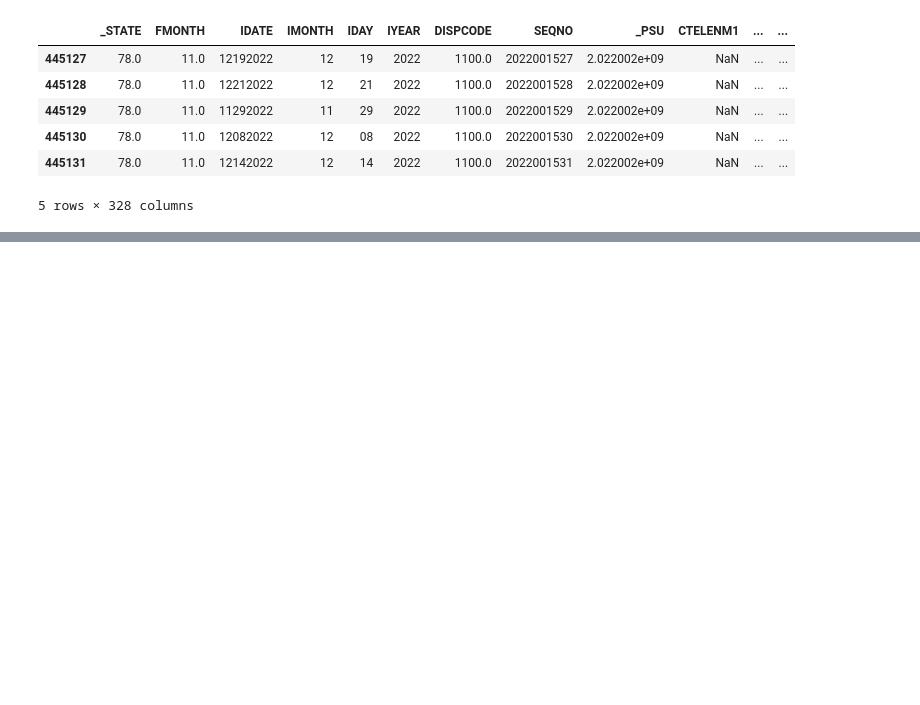
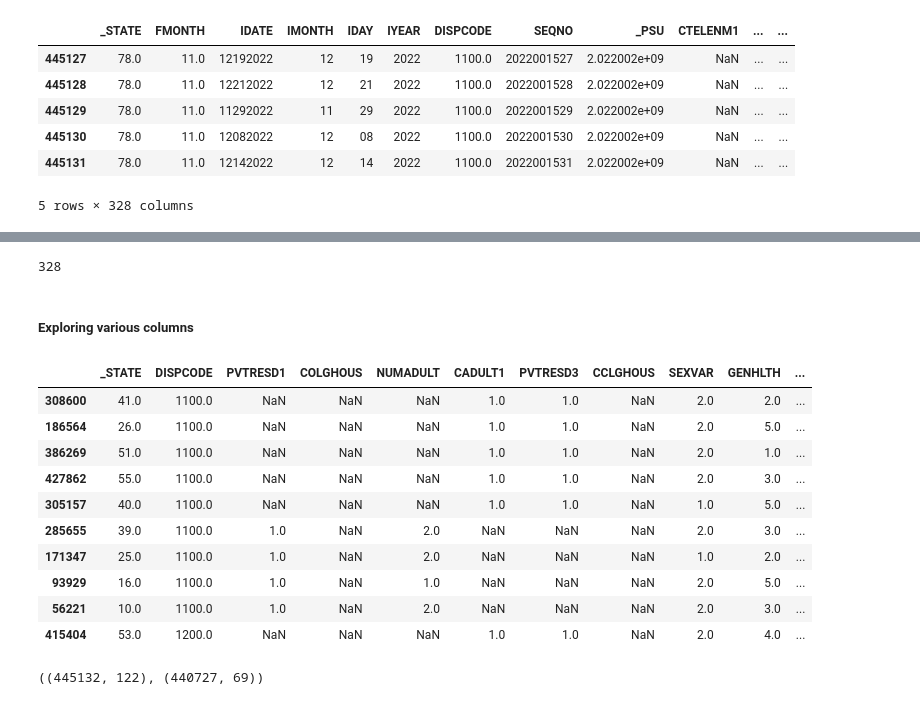
Before and after one commit to anuvrat-umich/siads_capstone, a Jupyter notebook: src/load_data.ipynb, the cells around one changed output, grey strips where cells are left out. Cells and saved outputs as stored; diff of their text form; code cells hidden in the pictures; blank space fills up the shorter version.

Commit message:
Select X and y features

```diff
--- a/src/load_data.ipynb
+++ b/src/load_data.ipynb
@@ -17,6 +18,12 @@ import pandas as pd
 # %%
 # Define common variables
-brfss2022_sas_file = '../data/LLCP2022.XPT'
+brfss2022_sas_file = '../../LLCP2022.XPT'
+brfss_2022_noah_cleaned = '../data/clean_data.pkl'
+brfss2022_sas_file_pkl='../data/BRFSS2022_raw.pkl'
+# %%
+# Display all columns
+pd.options.display.max_columns = None
+pd.options.display.max_rows = None
 # %% [markdown]
 ### Load BRFSS 2022 file
 # %%
@@ -36,0 +45,3 @@ df_BRFSS2022_raw.to_pickle('../data/BRFSS2022_raw.pkl', compression='zip')
+# %%
+# Load the pickle file
+df_BRFSS2022_raw= pd.read_pickle(brfss2022_sas_file_pkl)
@@ -36,0 +59,36 @@ df_BRFSS2022_raw.to_pickle('../data/BRFSS2022_raw.pkl', compression='zip')
+# %%
+len(df_BRFSS2022_raw.columns)
+# %% [output]
+328
+# %% [markdown]
+##### Exploring various columns
+# %%
+potential_features_Xy=['_STATE', 'DISPCODE', 'PVTRESD1', 'COLGHOUS', 'NUMADULT', 'CADULT1', 'PVTRESD3', 'CCLGHOUS', 'SEXVAR',
+                  'GENHLTH', 'PHYSHLTH', 'MENTHLTH', 'POORHLTH', 'PRIMINSR', 'PERSDOC3', 'MEDCOST1', 'CHECKUP1',
+                    'EXERANY2', 'SLEPTIM1', 'CVDINFR4', 'CVDCRHD4', 'CVDSTRK3', 'ASTHMA3', 'ASTHNOW', 'CHCSCNC1',
+                    'CHCOCNC1', 'CHCCOPD3', 'ADDEPEV3', 'CHCKDNY2', 'HAVARTH4', 'DIABETE4', 'DIABAGE4', 'MARITAL', 'EDUCA',
+                    'RENTHOM1', 'VETERAN3', 'EMPLOY1', 'CHILDREN', 'INCOME3', 'PREGNANT', 'WEIGHT2', 'HEIGHT3', 'DEAF',
+                    'BLIND', 'DECIDE', 'DIFFWALK', 'DIFFDRES', 'DIFFALON', 'SMOKE100', 'SMOKDAY2', 'STOPSMK2', 'LASTSMK2',
+                    'USENOW3', 'ECIGNOW2', 'LCSFIRST', 'LCSLAST', 'LCSNUMCG', 'ALCDAY4', 'AVEDRNK3', 'DRNK3GE5', 'MAXDRNKS',
+                    'COVIDPOS', 'COVIDSMP', 'PREDIAB2', 'DIABTYPE', 'TOLDCFS', 'HAVECFS', 'WORKCFS', 'COPDSMOK', 'CNCRDIFF',
+                    'CNCRAGE', 'LSATISFY', 'EMTSUPRT', 'SDHISOLT', 'SDHEMPLY', 'FOODSTMP', 'SDHFOOD1', 'SDHBILLS', 'SDHUTILS',
+                    'SDHTRNSP', 'SDHSTRE1', 'BIRTHSEX', 'RRCLASS3', 'QSTLANG', '_METSTAT', '_URBSTAT', '_IMPRACE', '_RFHLTH',
+                    '_PHYS14D', '_MENT14D', '_HLTHPLN', '_HCVU652', '_TOTINDA', '_EXTETH3', '_ALTETH3', '_MICHD', '_LTASTH1',
+                    '_CASTHM1', '_ASTHMS1', '_DRDXAR2', '_PRACE2', '_MRACE2', '_HISPANC', '_RACE1', '_RACEG22', '_RACEGR4',
+                    '_RACEPR1', '_SEX', '_AGEG5YR', '_AGE80', 'HTM4', 'WTKG3', '_BMI5', '_BMI5CAT', '_RFBMI5', '_CHLDCNT', '_EDUCAG',
+                    '_INCOMG1', '_SMOKER3', '_YRSSMOK', '_PACKDAY', '_PACKYRS', '_YRSQUIT', '_SMOKGRP', '_RFBING6', '_DRNKWK2',
+                    '_RFDRHV8']
+# %%
+df_BRFSS2022_raw[potential_features_Xy].sample(10)
+# %% [output]
+|  | _STATE | DISPCODE | PVTRESD1 | COLGHOUS | NUMADULT | CADULT1 | PVTRESD3 | CCLGHOUS | SEXVAR | GENHLTH | ... |
+| 308600 | 41.0 | 1100.0 | NaN | NaN | NaN | 1.0 | 1.0 | NaN | 2.0 | 2.0 | ... |
+| 186564 | 26.0 | 1100.0 | NaN | NaN | NaN | 1.0 | 1.0 | NaN | 2.0 | 5.0 | ... |
+| 386269 | 51.0 | 1100.0 | NaN | NaN | NaN | 1.0 | 1.0 | NaN | 2.0 | 1.0 | ... |
+| 427862 | 55.0 | 1100.0 | NaN | NaN | NaN | 1.0 | 1.0 | NaN | 2.0 | 3.0 | ... |
+| 305157 | 40.0 | 1100.0 | NaN | NaN | NaN | 1.0 | 1.0 | NaN | 1.0 | 5.0 | ... |
+| 285655 | 39.0 | 1100.0 | 1.0 | NaN | 2.0 | NaN | NaN | NaN | 2.0 | 3.0 | ... |
+| 171347 | 25.0 | 1100.0 | 1.0 | NaN | 2.0 | NaN | NaN | NaN | 1.0 | 2.0 | ... |
+| 93929 | 16.0 | 1100.0 | 1.0 | NaN | 1.0 | NaN | NaN | NaN | 2.0 | 5.0 | ... |
+| 56221 | 10.0 | 1100.0 | 1.0 | NaN | 2.0 | NaN | NaN | NaN | 2.0 | 3.0 | ... |
+| 415404 | 53.0 | 1200.0 | NaN | NaN | NaN | 1.0 | 1.0 | NaN | 2.0 | 4.0 | ... |
@@ -36,0 +114,4 @@ df_BRFSS2022_raw.to_pickle('../data/BRFSS2022_raw.pkl', compression='zip')
+# %%
+df_Xy_potential.shape, df_Xy_selected.shape
+# %% [output]
+((445132, 122), (440727, 69))
```
Also changed, not shown: parts of 22 cells of this notebook.
